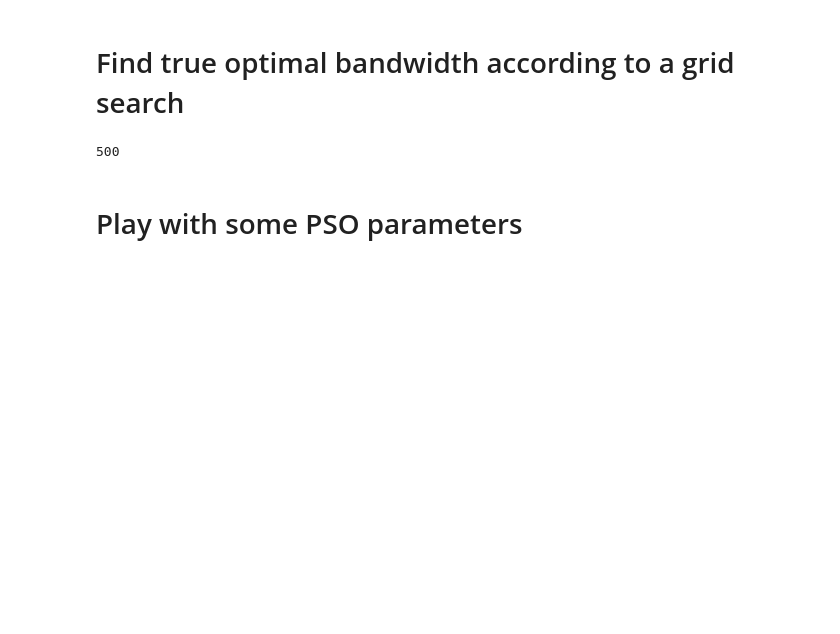
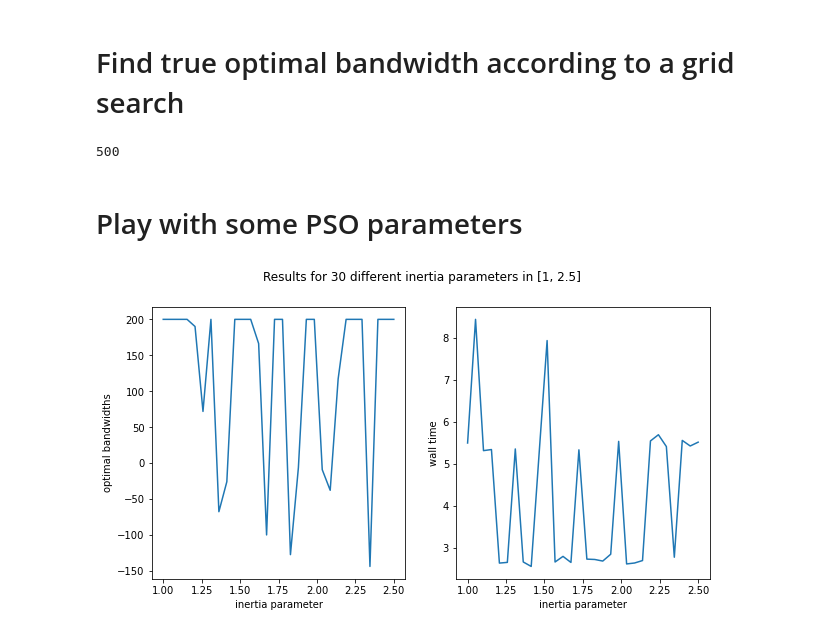
Before and after one commit to tdhoffman/gwr-optimizers, a Jupyter notebook: code/pso-comparing.ipynb, the cells around one changed output. Saved outputs shown, nothing was run; the diff lists cells and outputs as text; code cells hidden in the pictures; blank space fills up the shorter version.

Commit message:
begin parameter tuning

```diff
--- a/code/pso-comparing.ipynb
+++ b/code/pso-comparing.ipynb
@@ -79,7 +79,21 @@ grid_results['min']  # true min bw
 # %%
 pso_selector = Sel_BW(coords, y, X, optimizer='pso')
 
-inertia_results = dict.fromkeys(np.linspace(1, 2.5, num=15))
+inertia_results = dict.fromkeys(np.linspace(1, 2.5, num=30))
 for inertia_wgt in inertia_results.keys():
-    pso_results = pso_selector.select(n_particles=10, bw_min=2, bw_max=200, max_iter=25, tol=1e-6, inertia_wgt=1, full=True)
-pso_results
+    inertia_results[inertia_wgt] = pso_selector.select(n_particles=10, bw_min=2, bw_max=200, max_iter=25, tol=1e-6, inertia_wgt=inertia_wgt, full=True)
+# %%
+_, (ax1, ax2) = plt.subplots(ncols=2, figsize=(10, 5))
+
+ax1.plot(inertia_results.keys(), [v['min'] for v in inertia_results.values()])
+ax1.set_xlabel('inertia parameter')
+ax1.set_ylabel('optimal bandwidths')
+
+ax2.plot(inertia_results.keys(), [v['wall'] for v in inertia_results.values()])
+ax2.set_xlabel('inertia parameter')
+ax2.set_ylabel('wall time')
+
+plt.suptitle('Results for 30 different inertia parameters in [1, 2.5]')
+plt.show()
+# %% [output]
+[figure, added]
```
